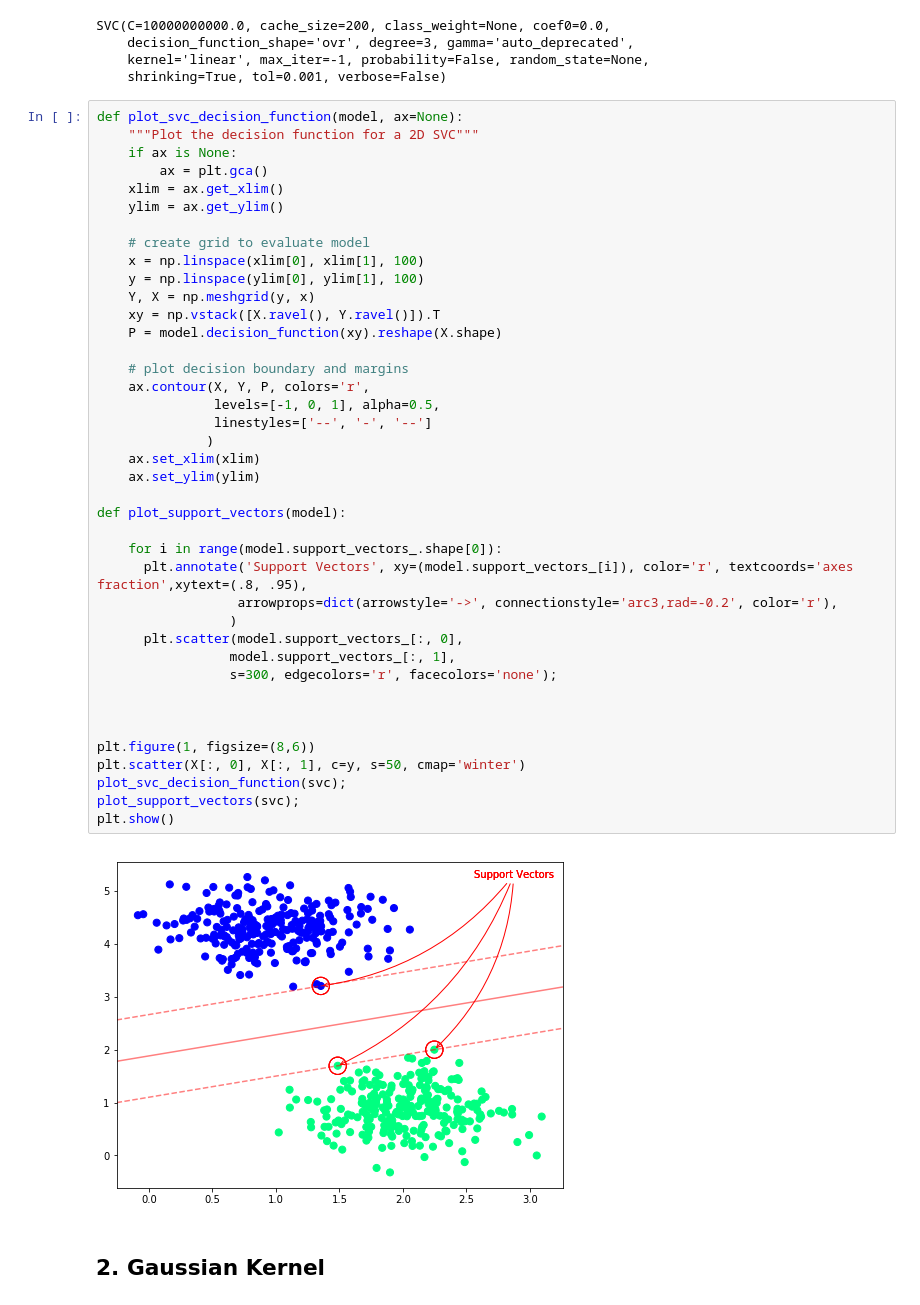
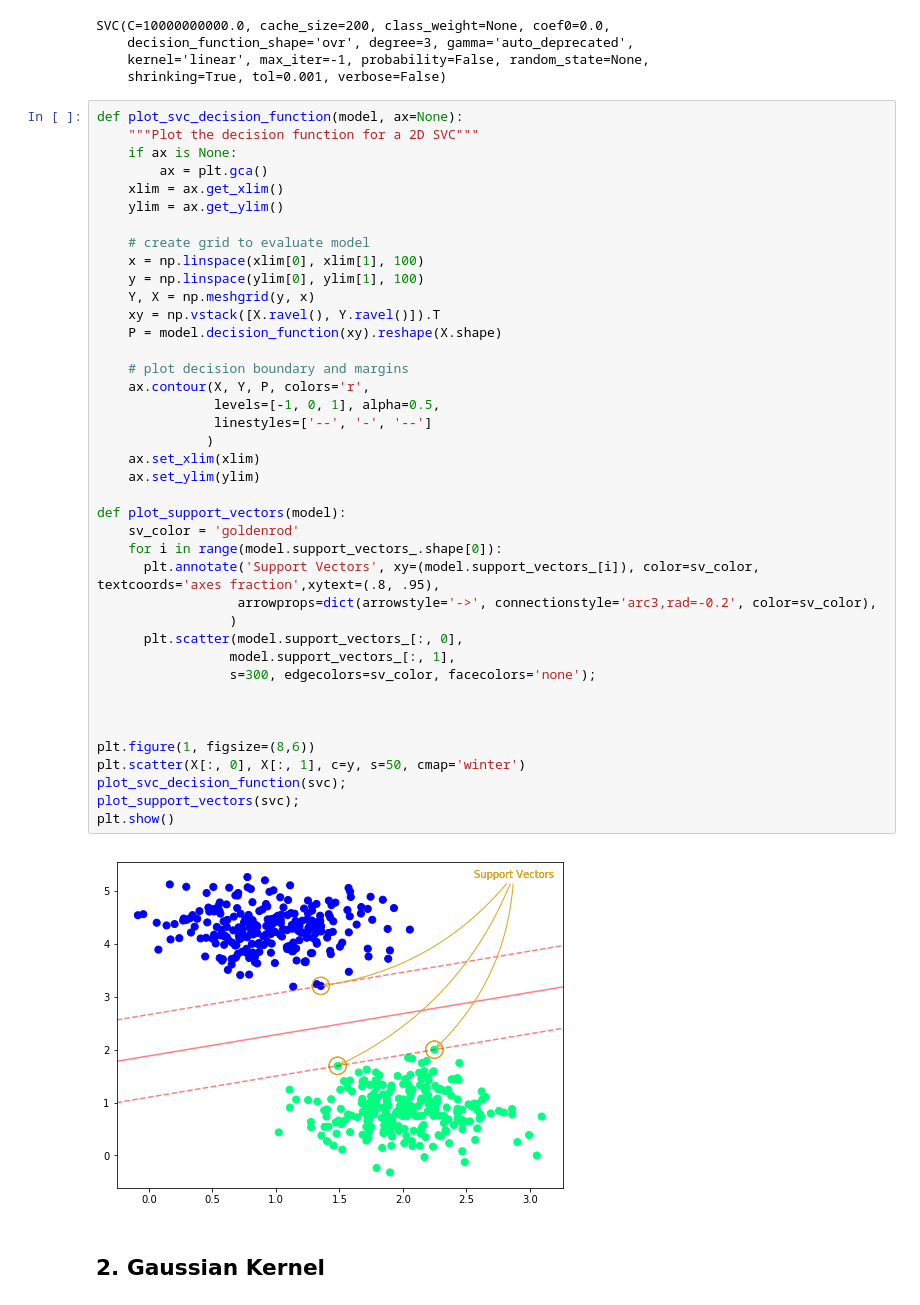
Before and after one commit to jchen8000/MachineLearning, a Jupyter notebook: Support Vector Machines/support_vector_machines.ipynb, the cells around one changed output. Saved outputs shown, nothing was run; the diff lists cells and outputs as text.

```diff
--- a/Support Vector Machines/support_vector_machines.ipynb
+++ b/Support Vector Machines/support_vector_machines.ipynb
@@ -62,37 +71,37 @@ def plot_svc_decision_function(model, ax=None):
 
     # create grid to evaluate model
     x = np.linspace(xlim[0], xlim[1], 100)
     y = np.linspace(ylim[0], ylim[1], 100)
     Y, X = np.meshgrid(y, x)
     xy = np.vstack([X.ravel(), Y.ravel()]).T
     P = model.decision_function(xy).reshape(X.shape)
 
     # plot decision boundary and margins
     ax.contour(X, Y, P, colors='r',
                levels=[-1, 0, 1], alpha=0.5,
                linestyles=['--', '-', '--']
               )
     ax.set_xlim(xlim)
     ax.set_ylim(ylim)
 
 def plot_support_vectors(model):
-
+    sv_color = 'goldenrod'
     for i in range(model.support_vectors_.shape[0]):
-      plt.annotate('Support Vectors', xy=(model.support_vectors_[i]), color='r', textcoords='axes fraction',xytext=(.8, .95),
-                  arrowprops=dict(arrowstyle='->', connectionstyle='arc3,rad=-0.2', color='r'),
+      plt.annotate('Support Vectors', xy=(model.support_vectors_[i]), color=sv_color, textcoords='axes fraction',xytext=(.8, .95),
+                  arrowprops=dict(arrowstyle='->', connectionstyle='arc3,rad=-0.2', color=sv_color),
                  )
       plt.scatter(model.support_vectors_[:, 0],
                  model.support_vectors_[:, 1],
-                 s=300, edgecolors='r', facecolors='none');
+                 s=300, edgecolors=sv_color, facecolors='none');
 
 
 
 plt.figure(1, figsize=(8,6))
 plt.scatter(X[:, 0], X[:, 1], c=y, s=50, cmap='winter')
 plot_svc_decision_function(svc);
 plot_support_vectors(svc);
 plt.show()
 # %% [output]
-[figure, old version]
+[figure, new version]
 # %% [markdown]
 ## 2. Gaussian Kernel
```
Also changed, not shown: parts of 6 cells of this notebook.
